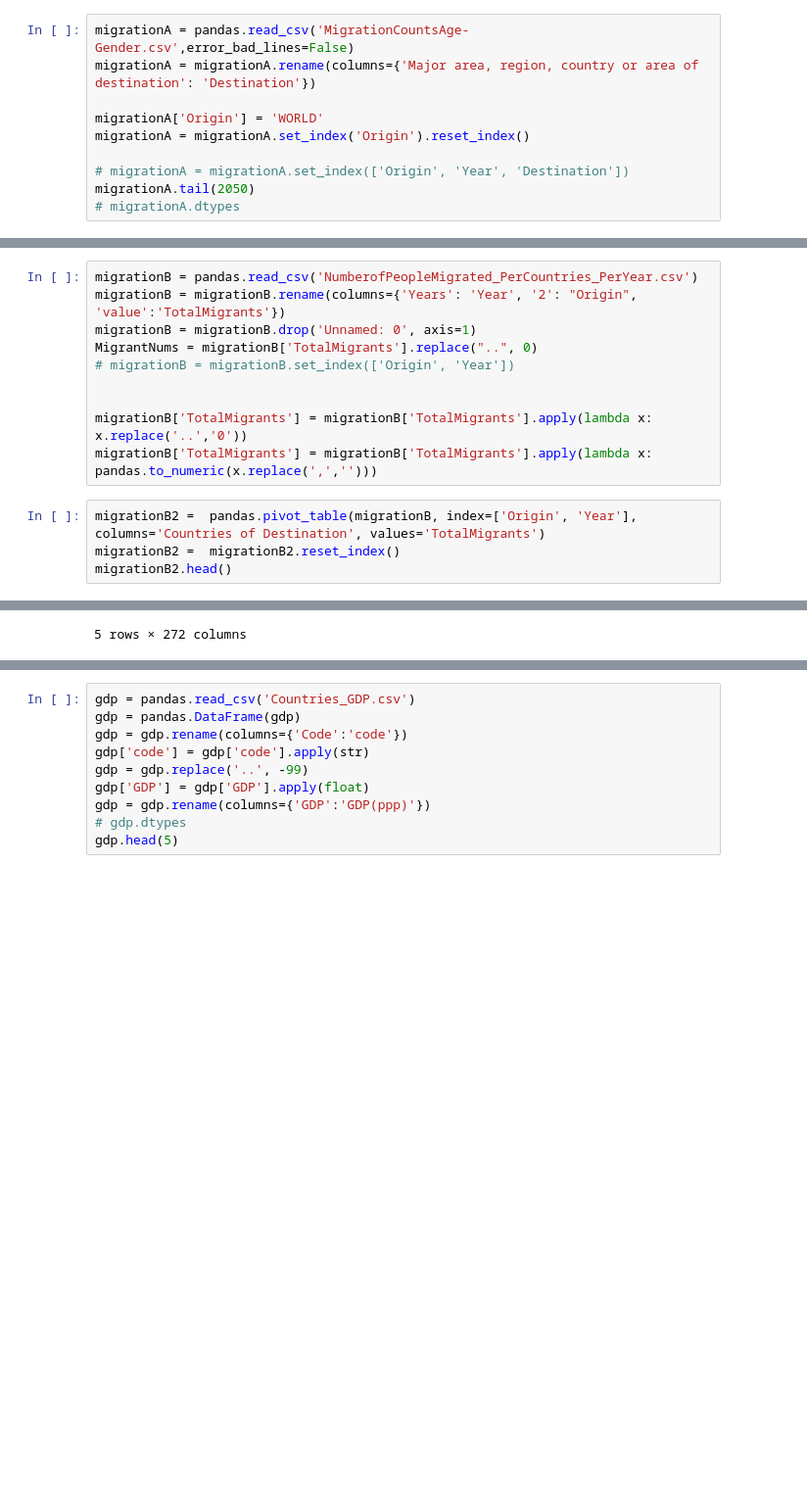
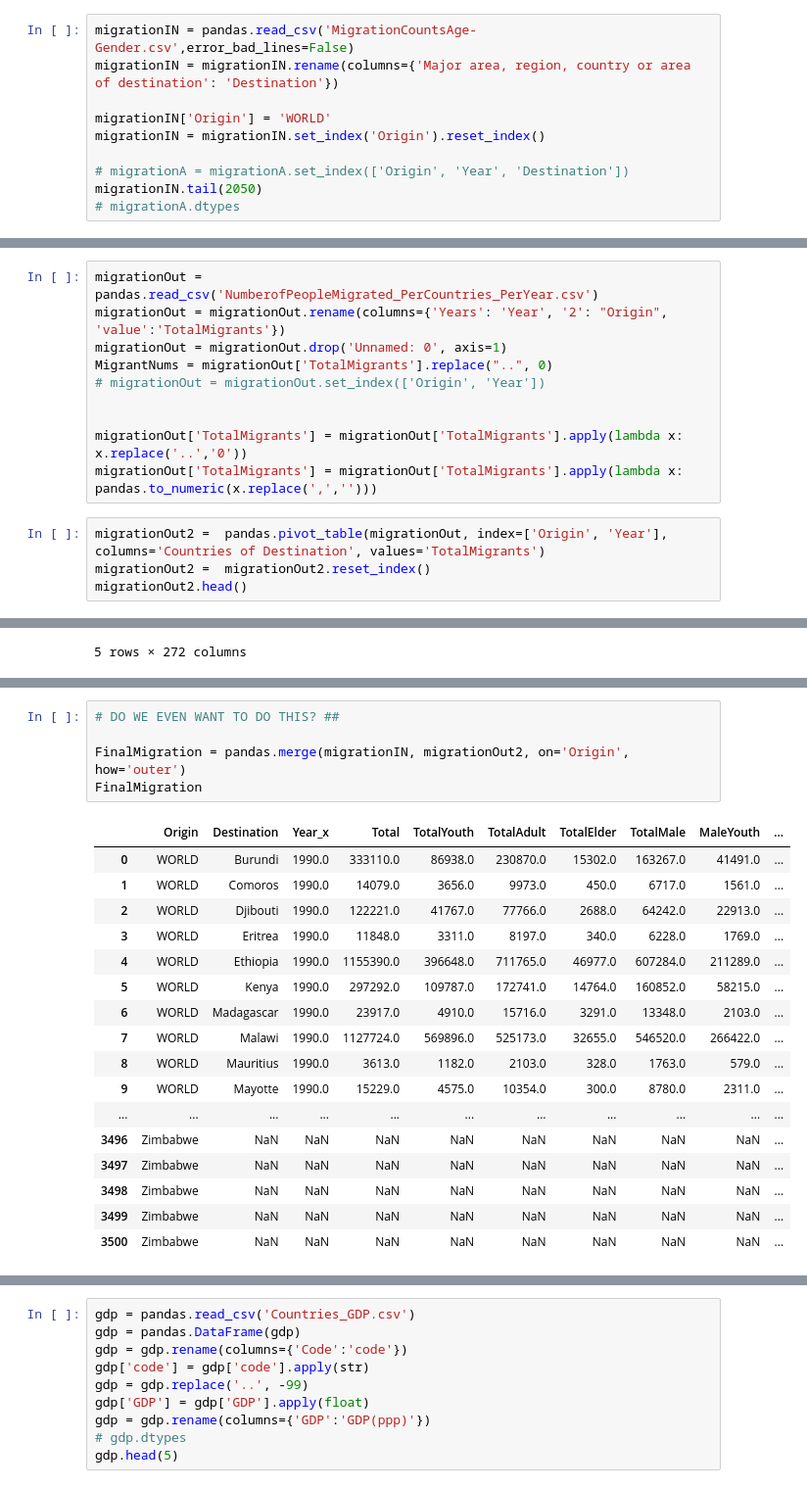
Before and after one commit to benieevelyne/Project2_Neurath, a Jupyter notebook: DataSets/BigMerge.ipynb, the cells around one changed output, grey strips where cells are left out. Shown at 98% size. Drawn from its saved outputs; the diff is of its cells as text; blank space fills up the shorter version.

```diff
--- a/DataSets/BigMerge.ipynb
+++ b/DataSets/BigMerge.ipynb
@@ -213,14 +213,14 @@ FinalTrafficking.head()
 | 4 | BD | 2015 | 11.0 | 0.0 | 11 | 0 | ... |
 5 rows × 185 columns
 # %%
-migrationA = pandas.read_csv('MigrationCountsAge-Gender.csv',error_bad_lines=False)
-migrationA = migrationA.rename(columns={'Major area, region, country or area of destination': 'Destination'})
+migrationIN = pandas.read_csv('MigrationCountsAge-Gender.csv',error_bad_lines=False)
+migrationIN = migrationIN.rename(columns={'Major area, region, country or area of destination': 'Destination'})
 
-migrationA['Origin'] = 'WORLD'
-migrationA = migrationA.set_index('Origin').reset_index()
+migrationIN['Origin'] = 'WORLD'
+migrationIN = migrationIN.set_index('Origin').reset_index()
 
 # migrationA = migrationA.set_index(['Origin', 'Year', 'Destination'])
-migrationA.tail(2050)
+migrationIN.tail(2050)
 # migrationA.dtypes
 # %% [output]
 |  | Origin | Destination | Year | Total | TotalYouth | TotalAdult | TotalElder | TotalMale | MaleYouth | ... |
@@ -252,17 +244,17 @@ dtype: object
 # %%
-migrationB = pandas.read_csv('NumberofPeopleMigrated_PerCountries_PerYear.csv')
-migrationB = migrationB.rename(columns={'Years': 'Year', '2': "Origin", 'value':'TotalMigrants'})
-migrationB = migrationB.drop('Unnamed: 0', axis=1)
-MigrantNums = migrationB['TotalMigrants'].replace("..", 0)
-# migrationB = migrationB.set_index(['Origin', 'Year'])
+migrationOut = pandas.read_csv('NumberofPeopleMigrated_PerCountries_PerYear.csv')
+migrationOut = migrationOut.rename(columns={'Years': 'Year', '2': "Origin", 'value':'TotalMigrants'})
+migrationOut = migrationOut.drop('Unnamed: 0', axis=1)
+MigrantNums = migrationOut['TotalMigrants'].replace("..", 0)
+# migrationOut = migrationOut.set_index(['Origin', 'Year'])
 
 
-migrationB['TotalMigrants'] = migrationB['TotalMigrants'].apply(lambda x: x.replace('..','0'))
-migrationB['TotalMigrants'] = migrationB['TotalMigrants'].apply(lambda x: pandas.to_numeric(x.replace(',','')))
+migrationOut['TotalMigrants'] = migrationOut['TotalMigrants'].apply(lambda x: x.replace('..','0'))
+migrationOut['TotalMigrants'] = migrationOut['TotalMigrants'].apply(lambda x: pandas.to_numeric(x.replace(',','')))
 # %%
-migrationB2 =  pandas.pivot_table(migrationB, index=['Origin', 'Year'], columns='Countries of Destination', values='TotalMigrants')
-migrationB2 =  migrationB2.reset_index()
-migrationB2.head()
+migrationOut2 =  pandas.pivot_table(migrationOut, index=['Origin', 'Year'], columns='Countries of Destination', values='TotalMigrants')
+migrationOut2 =  migrationOut2.reset_index()
+migrationOut2.head()
 # %% [output]
 | Countries of Destination | Origin | Year | AFRICA | ASIA | Afghanistan | Albania | Algeria | American Samoa | ... |
 | 0 | Afghanistan | 1990 | 1037 | 6604107 | 0 | 0 | 0 | 0 | ... |
@@ -295,0 +266,23 @@ FinalMigration
+# %%
+# DO WE EVEN WANT TO DO THIS? ##
+
+FinalMigration = pandas.merge(migrationIN, migrationOut2, on='Origin', how='outer')
+FinalMigration
+# %% [output]
+|  | Origin | Destination | Year_x | Total | TotalYouth | TotalAdult | TotalElder | TotalMale | MaleYouth | ... |
+| 0 | WORLD | Burundi | 1990.0 | 333110.0 | 86938.0 | 230870.0 | 15302.0 | 163267.0 | 41491.0 | ... |
+| 1 | WORLD | Comoros | 1990.0 | 14079.0 | 3656.0 | 9973.0 | 450.0 | 6717.0 | 1561.0 | ... |
+| 2 | WORLD | Djibouti | 1990.0 | 122221.0 | 41767.0 | 77766.0 | 2688.0 | 64242.0 | 22913.0 | ... |
+| 3 | WORLD | Eritrea | 1990.0 | 11848.0 | 3311.0 | 8197.0 | 340.0 | 6228.0 | 1769.0 | ... |
+| 4 | WORLD | Ethiopia | 1990.0 | 1155390.0 | 396648.0 | 711765.0 | 46977.0 | 607284.0 | 211289.0 | ... |
+| 5 | WORLD | Kenya | 1990.0 | 297292.0 | 109787.0 | 172741.0 | 14764.0 | 160852.0 | 58215.0 | ... |
+| 6 | WORLD | Madagascar | 1990.0 | 23917.0 | 4910.0 | 15716.0 | 3291.0 | 13348.0 | 2103.0 | ... |
+| 7 | WORLD | Malawi | 1990.0 | 1127724.0 | 569896.0 | 525173.0 | 32655.0 | 546520.0 | 266422.0 | ... |
+| 8 | WORLD | Mauritius | 1990.0 | 3613.0 | 1182.0 | 2103.0 | 328.0 | 1763.0 | 579.0 | ... |
+| 9 | WORLD | Mayotte | 1990.0 | 15229.0 | 4575.0 | 10354.0 | 300.0 | 8780.0 | 2311.0 | ... |
+| ... | ... | ... | ... | ... | ... | ... | ... | ... | ... | ... |
+| 3496 | Zimbabwe | NaN | NaN | NaN | NaN | NaN | NaN | NaN | NaN | ... |
+| 3497 | Zimbabwe | NaN | NaN | NaN | NaN | NaN | NaN | NaN | NaN | ... |
+| 3498 | Zimbabwe | NaN | NaN | NaN | NaN | NaN | NaN | NaN | NaN | ... |
+| 3499 | Zimbabwe | NaN | NaN | NaN | NaN | NaN | NaN | NaN | NaN | ... |
+| 3500 | Zimbabwe | NaN | NaN | NaN | NaN | NaN | NaN | NaN | NaN | ... |
```
Also changed, not shown: parts of 8 cells of this notebook, 3 other files.
